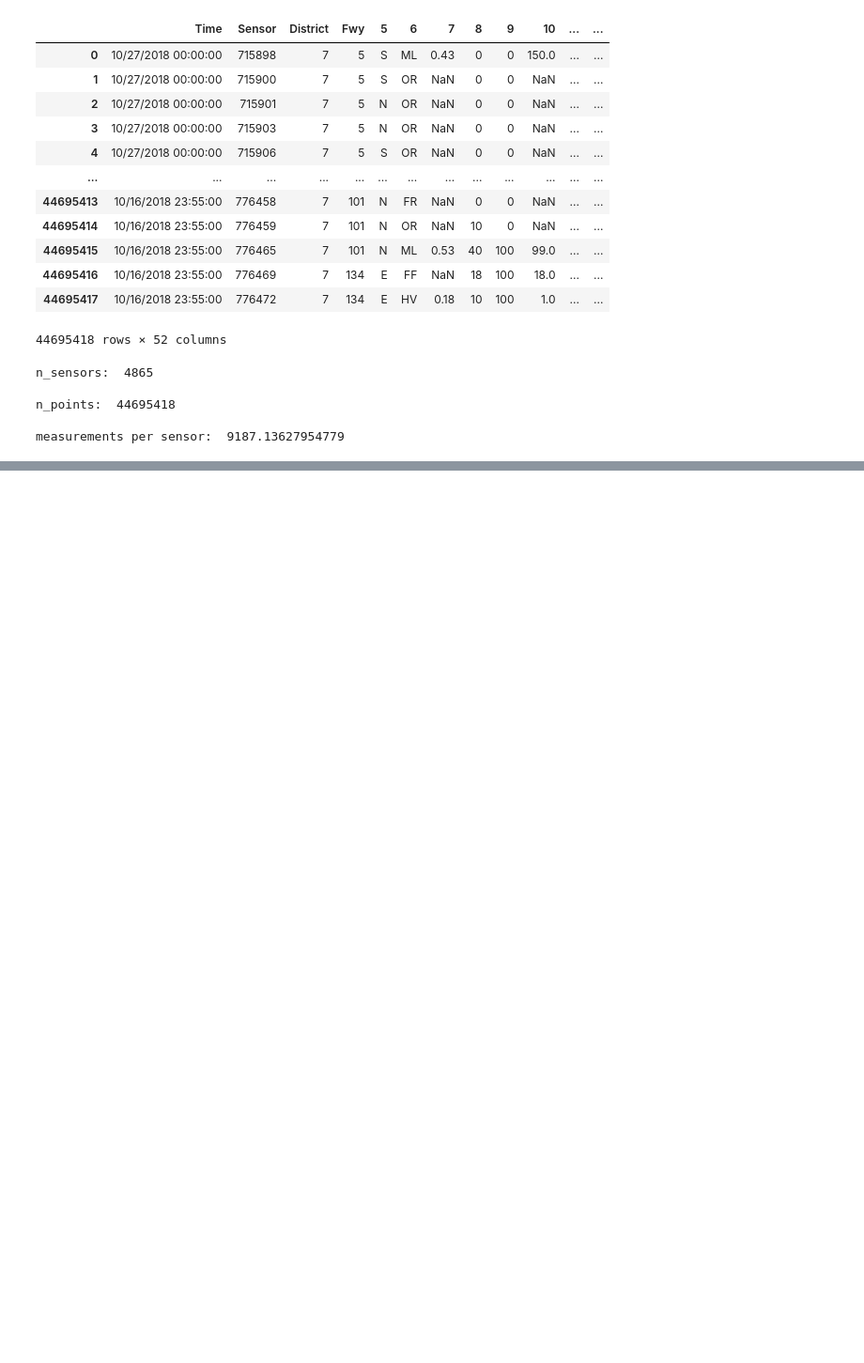
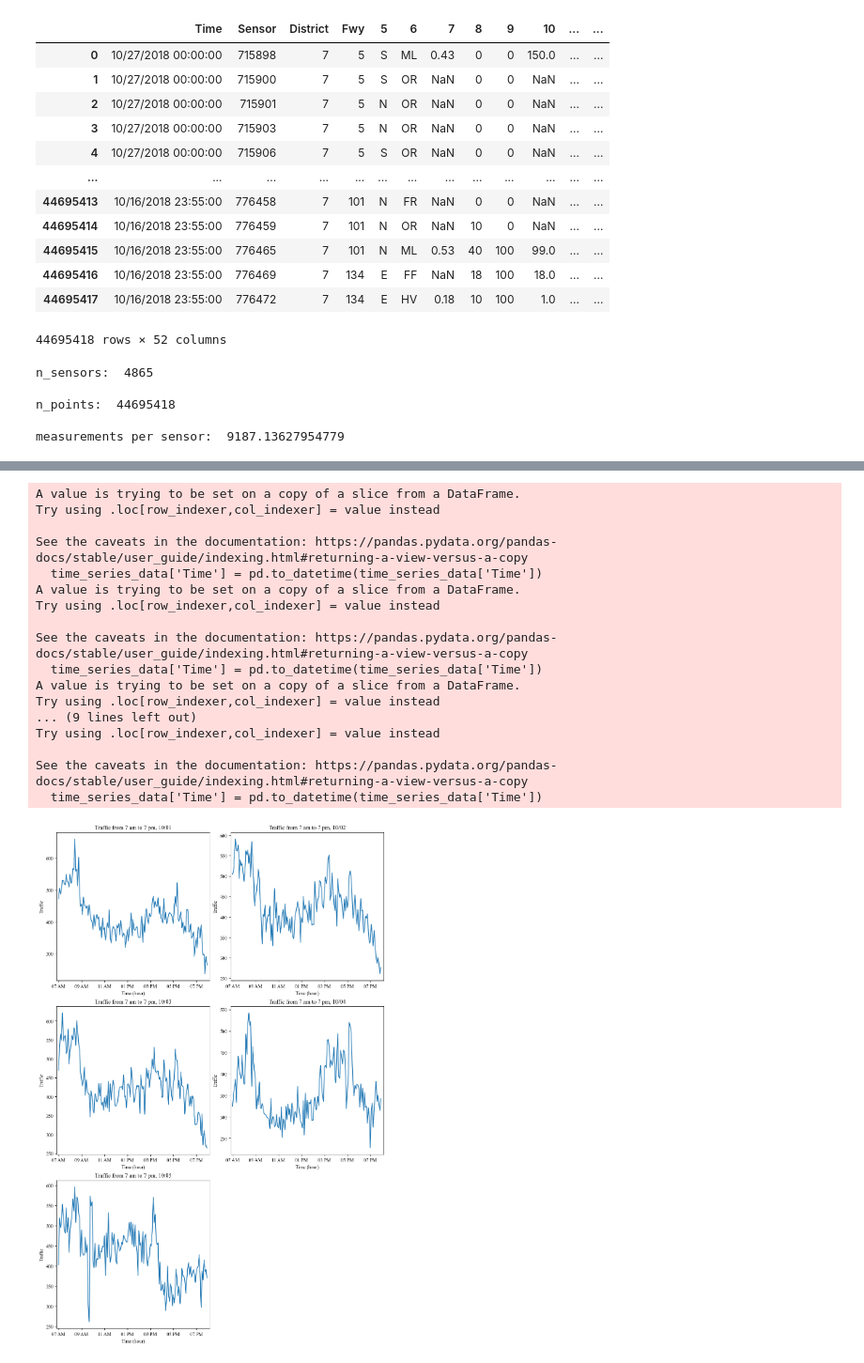
Before and after one commit to fsaudm/Recursive-Estimation-of-Polynomial-Approximation-Kaczmarz-Algorithm, a Jupyter notebook: EDA.ipynb, the cells around one changed output, grey strips where cells are left out. Shown: that part at 94% size. Saved outputs shown, nothing was run; the diff lists cells and outputs as text; code cells hidden in the pictures; blank space fills up the shorter version.

```diff
--- a/EDA.ipynb
+++ b/EDA.ipynb
@@ -167,0 +195,76 @@ See the caveats in the documentation: https://pandas.pydata.org/pandas-docs/stab
+# %%
+import matplotlib.dates as mdates
+import matplotlib.pyplot as plt
+from matplotlib import rc
+
+# Set default font to 'Times New Roman'
+rc('font', family='Times New Roman')
+
+days = ("10/01","10/02","10/03","10/04","10/05")
+
+# Calculate number of rows required for subplots
+n = len(days)
+nrows = n // 2 if n % 2 == 0 else n // 2 + 1
+
+# Initialize figure and axes for subplots
+fig, axs = plt.subplots(nrows=nrows, ncols=2, figsize=(10, nrows*5), constrained_layout=True)
+axs = axs.flatten()  # flatten array to make indexing easier
+
+for i, day in enumerate(days):
+    ax = axs[i]  # current subplot
+
+    time_series_data = sensor_interest[sensor_interest['Time'].str.startswith(day)]
+    time_series_data['Time'] = pd.to_datetime(time_series_data['Time'])
+
+    # Filter out data outside of 7 AM to 7 PM
+    time_series_data = time_series_data[(time_series_data['Time'].dt.hour >= 7) & (time_series_data['Time'].dt.hour <= 19)]
+
+    # y values
+    traffic = time_series_data['10']
+
+    # x values - use 'Time' values
+    time = time_series_data['Time']
+
+    # Create scatter plot
+    ax.plot(time, traffic)
+
+    # Set x-axis format and locator
+    hours = mdates.DateFormatter('%I %p')
+    hour_locator = mdates.HourLocator(interval=2)  # put a tick on every 2 hours
+    ax.xaxis.set_major_locator(hour_locator)
+    ax.xaxis.set_major_formatter(hours)
+
+    # Adjust x limits to start slightly before 7 AM and end at 7 PM
+    start_time = time.min().replace(hour=6, minute=50, second=0)  # 10 minutes before 7 AM
+    end_time = time.max().replace(hour=20, minute=10, second=0)
+    ax.set_xlim(start_time, end_time)
+
+    # Set axis titles
+    ax.set_xlabel('Time (hour)')
+    ax.set_ylabel('Traffic')
+    ax.set_title('Traffic from 7 am to 7 pm, '+day)
+
+# If there are more subplots than days (i.e. an even number of subplots), remove the extra one
+if len(days) % 2 != 0:
+    fig.delaxes(axs[-1])
+
+plt.show()
+# %% [output]
+A value is trying to be set on a copy of a slice from a DataFrame.
+Try using .loc[row_indexer,col_indexer] = value instead
+
+See the caveats in the documentation: https://pandas.pydata.org/pandas-docs/stable/user_guide/indexing.html#returning-a-view-versus-a-copy
+  time_series_data['Time'] = pd.to_datetime(time_series_data['Time'])
+A value is trying to be set on a copy of a slice from a DataFrame.
+Try using .loc[row_indexer,col_indexer] = value instead
+
+See the caveats in the documentation: https://pandas.pydata.org/pandas-docs/stable/user_guide/indexing.html#returning-a-view-versus-a-copy
+  time_series_data['Time'] = pd.to_datetime(time_series_data['Time'])
+A value is trying to be set on a copy of a slice from a DataFrame.
+Try using .loc[row_indexer,col_indexer] = value instead
+... (9 lines left out)
+Try using .loc[row_indexer,col_indexer] = value instead
+
+See the caveats in the documentation: https://pandas.pydata.org/pandas-docs/stable/user_guide/indexing.html#returning-a-view-versus-a-copy
+  time_series_data['Time'] = pd.to_datetime(time_series_data['Time'])
+[figure, added]
```
Also changed, not shown: parts of 9 cells of this notebook, 3 other files.
